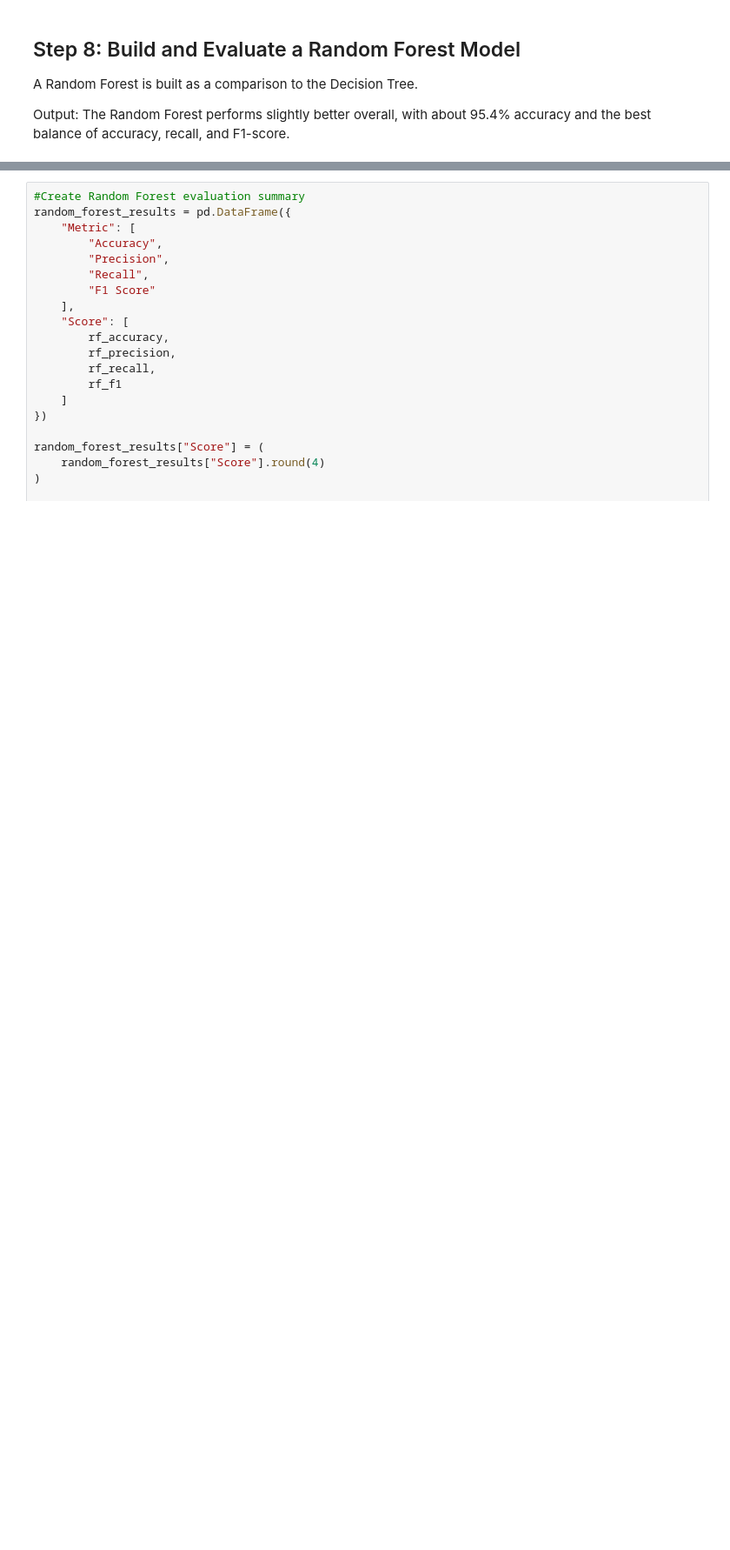
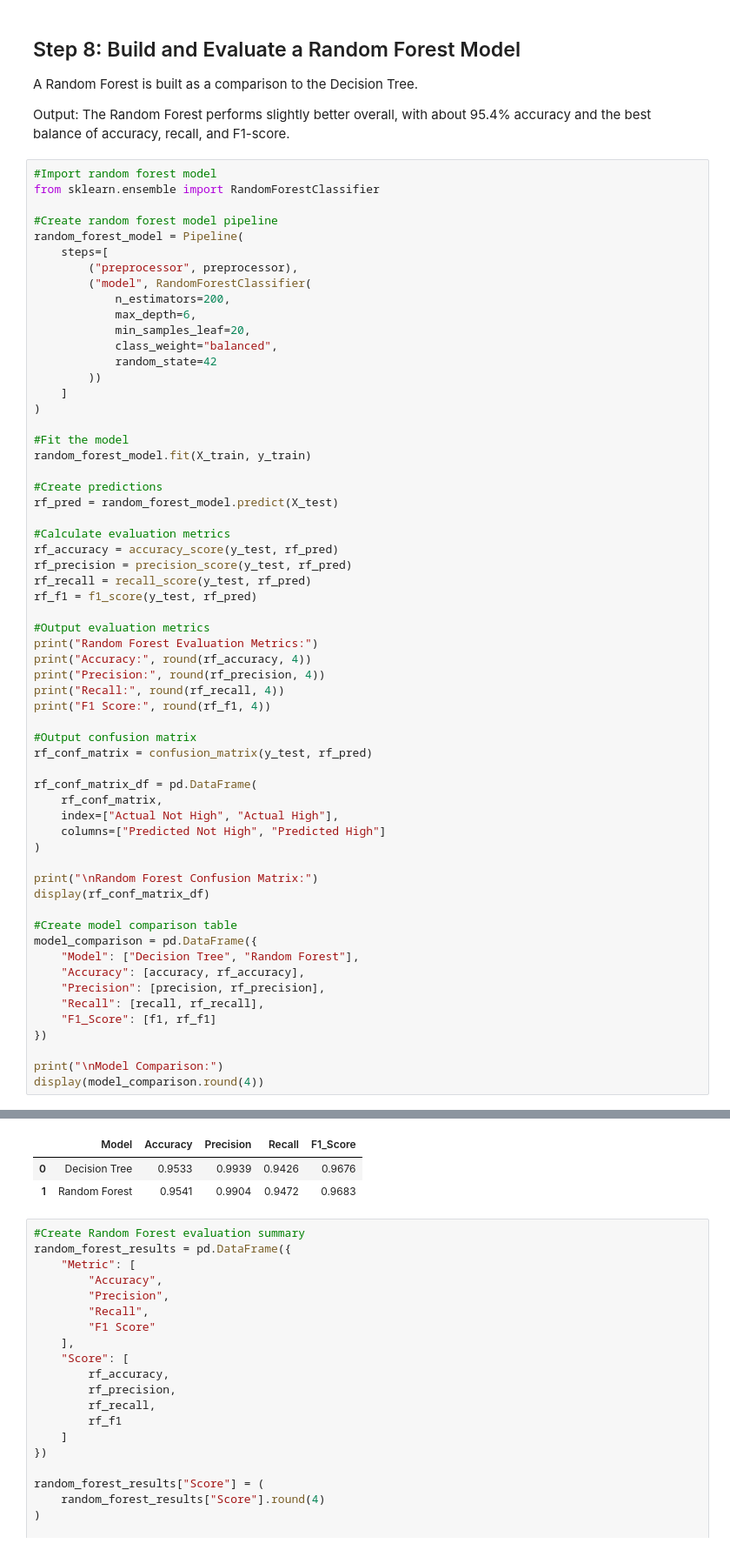
Before and after one commit to danof2morrow/data-science-portfolio, a Jupyter notebook: predictive-analytics/commercial-fleet-ev-suitability/commercial_fleet_ev_suitability.ipynb, the cells around one changed output, grey strips where cells are left out. Shown at 87% size. Drawn from its saved outputs; the diff is of its cells as text; blank space fills up the shorter version.

Commit message:
Restore original fleet suitability steps and verify complete execution

```diff
--- a/predictive-analytics/commercial-fleet-ev-suitability/commercial_fleet_ev_suitability.ipynb
+++ b/predictive-analytics/commercial-fleet-ev-suitability/commercial_fleet_ev_suitability.ipynb
@@ -487,3 +773,64 @@ Top Decision Tree feature importances:
 A Random Forest is built as a comparison to the Decision Tree.
 
 Output: The Random Forest performs slightly better overall, with about 95.4% accuracy and the best balance of accuracy, recall, and F1-score.
+# %%
+#Import random forest model
+from sklearn.ensemble import RandomForestClassifier
+
+#Create random forest model pipeline
+random_forest_model = Pipeline(
+    steps=[
+        ("preprocessor", preprocessor),
+        ("model", RandomForestClassifier(
+            n_estimators=200,
+            max_depth=6,
+            min_samples_leaf=20,
+            class_weight="balanced",
+            random_state=42
+        ))
+    ]
+)
+
+#Fit the model
+random_forest_model.fit(X_train, y_train)
+
+#Create predictions
+rf_pred = random_forest_model.predict(X_test)
+
+#Calculate evaluation metrics
+rf_accuracy = accuracy_score(y_test, rf_pred)
+rf_precision = precision_score(y_test, rf_pred)
+rf_recall = recall_score(y_test, rf_pred)
+rf_f1 = f1_score(y_test, rf_pred)
+
+#Output evaluation metrics
+print("Random Forest Evaluation Metrics:")
+print("Accuracy:", round(rf_accuracy, 4))
+print("Precision:", round(rf_precision, 4))
+print("Recall:", round(rf_recall, 4))
+print("F1 Score:", round(rf_f1, 4))
+
+#Output confusion matrix
+rf_conf_matrix = confusion_matrix(y_test, rf_pred)
+
+rf_conf_matrix_df = pd.DataFrame(
+    rf_conf_matrix,
+    index=["Actual Not High", "Actual High"],
+    columns=["Predicted Not High", "Predicted High"]
+)
+
+print("\nRandom Forest Confusion Matrix:")
+display(rf_conf_matrix_df)
+
+#Create model comparison table
+model_comparison = pd.DataFrame({
+    "Model": ["Decision Tree", "Random Forest"],
+    "Accuracy": [accuracy, rf_accuracy],
+    "Precision": [precision, rf_precision],
+    "Recall": [recall, rf_recall],
+    "F1_Score": [f1, rf_f1]
+})
+
+print("\nModel Comparison:")
+display(model_comparison.round(4))
+# %% [output]
@@ -490,3 +848,6 @@ Output: The Random Forest performs slightly better overall, with about 95.4% acc
+|  | Model | Accuracy | Precision | Recall | F1_Score |
+| 0 | Decision Tree | 0.9533 | 0.9939 | 0.9426 | 0.9676 |
+| 1 | Random Forest | 0.9541 | 0.9904 | 0.9472 | 0.9683 |
 # %%
 #Create Random Forest evaluation summary
 random_forest_results = pd.DataFrame({
```
Also changed, not shown: parts of 4 cells of this notebook, 12 other files.
